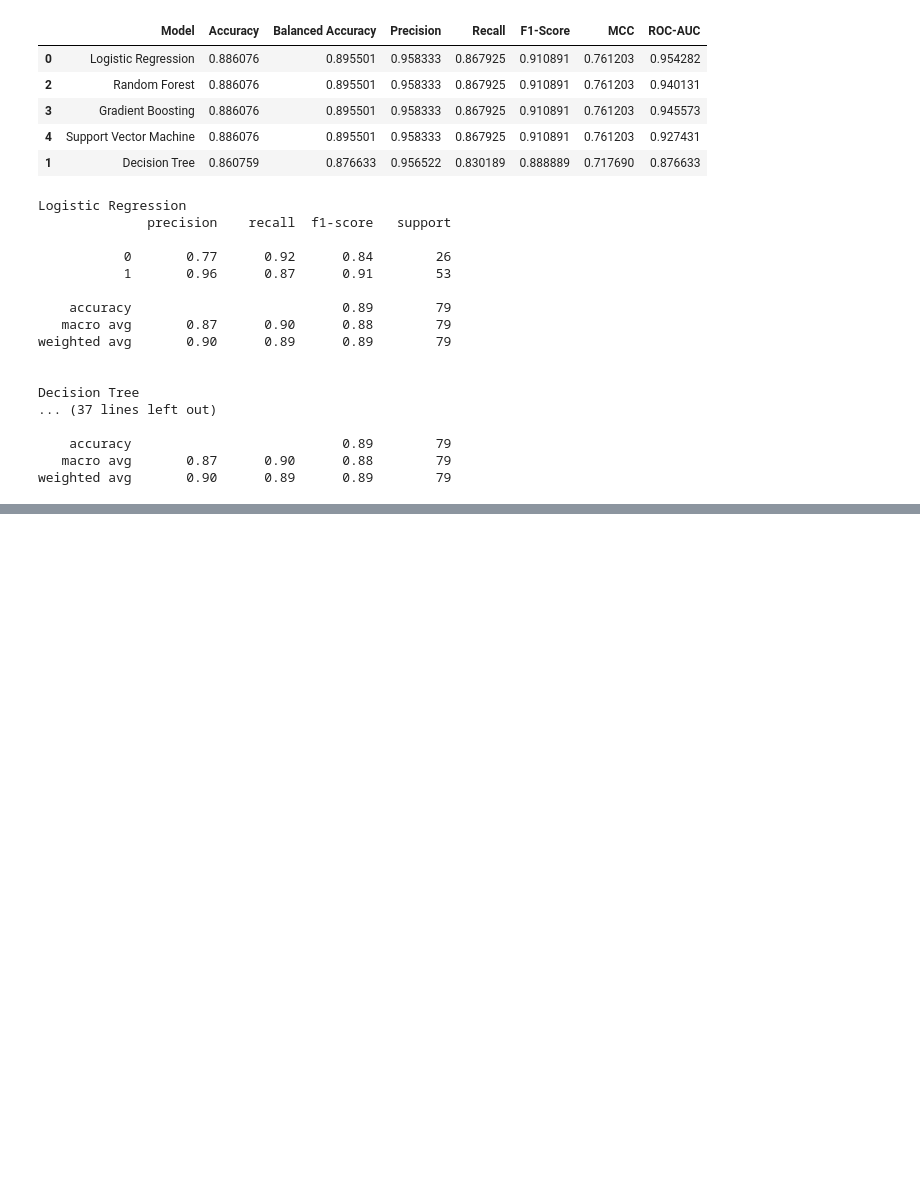
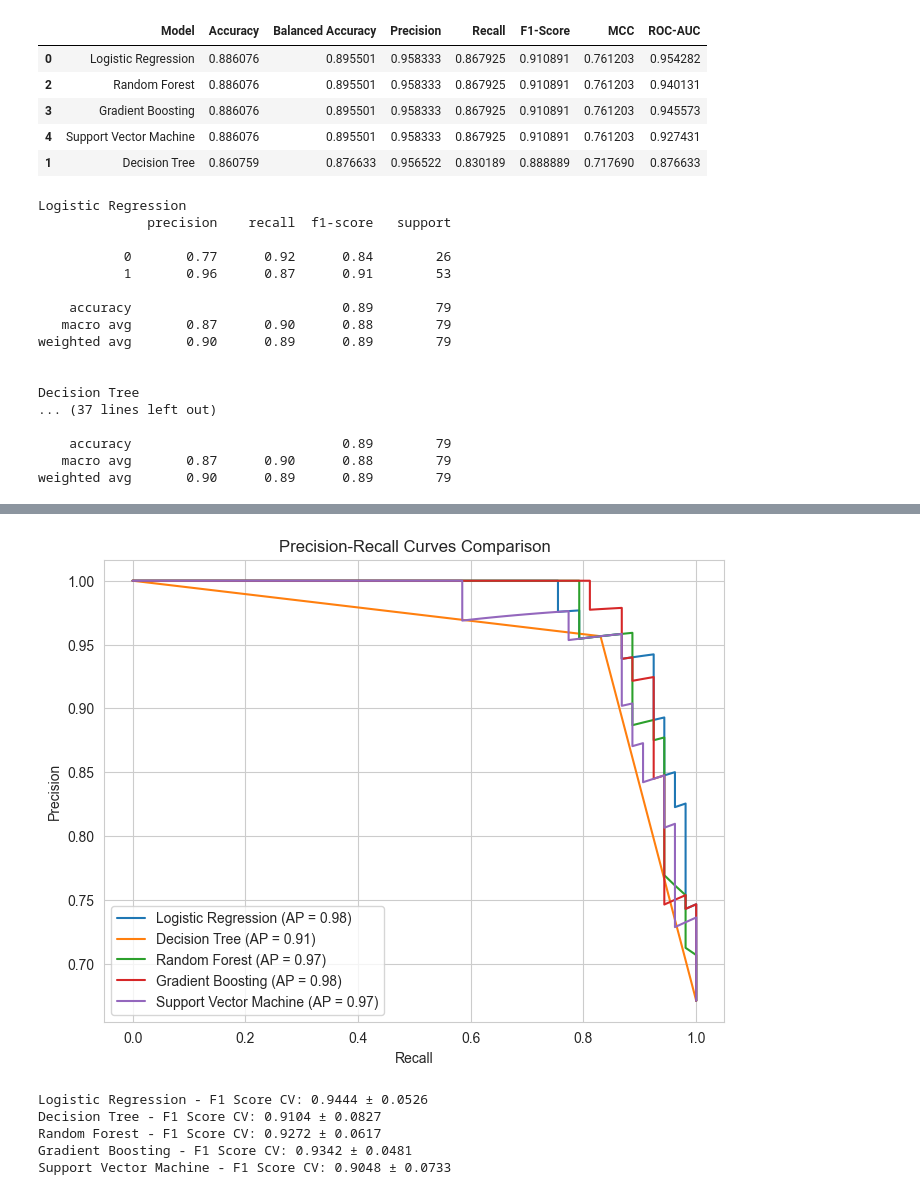
Before and after one commit to Acefinfo/Explainable-AI, a Jupyter notebook: notebooks/04_model_evaluation.ipynb, the cells around one changed output, grey strips where cells are left out. Saved outputs shown, nothing was run; the diff lists cells and outputs as text; code cells hidden in the pictures; blank space fills up the shorter version.

```diff
--- a/notebooks/04_model_evaluation.ipynb
+++ b/notebooks/04_model_evaluation.ipynb
@@ -126,0 +168,34 @@ weighted avg       0.90      0.89      0.89        79
+# %%
+# Precision–Recall Curve
+
+plt.figure(figsize=(8, 6))
+
+for name,model in models.items():
+    y_prob = get_model_probalities(model, X_test)
+    if y_prob is None:
+        continue
+
+    precision, recall, _ = precision_recall_curve(y_test, y_prob)
+    ap = average_precision_score(y_test, y_prob)
+    plt.plot(recall, precision, label = f"{name} (AP = {ap:.2f})")
+
+plt.xlabel("Recall")
+plt.ylabel("Precision")
+plt.title("Precision-Recall Curves Comparison")
+plt.legend()
+plt.show()
+# %% [output]
+[figure, added]
+# %%
+# Cross-Validation Stability
+
+cv = StratifiedKFold(n_splits = 5, shuffle = True, random_state = 42)
+for name, model in models.items():
+    scores = cross_val_score(model,X_test,y_test,cv=cv, scoring= "f1")
+    print(f"{name} - F1 Score CV: {scores.mean():.4f} ± {scores.std():.4f}")
+# %% [output]
+Logistic Regression - F1 Score CV: 0.9444 ± 0.0526
+Decision Tree - F1 Score CV: 0.9104 ± 0.0827
+Random Forest - F1 Score CV: 0.9272 ± 0.0617
+Gradient Boosting - F1 Score CV: 0.9342 ± 0.0481
+Support Vector Machine - F1 Score CV: 0.9048 ± 0.0733
```
Also changed, not shown: parts of 4 cells of this notebook.
